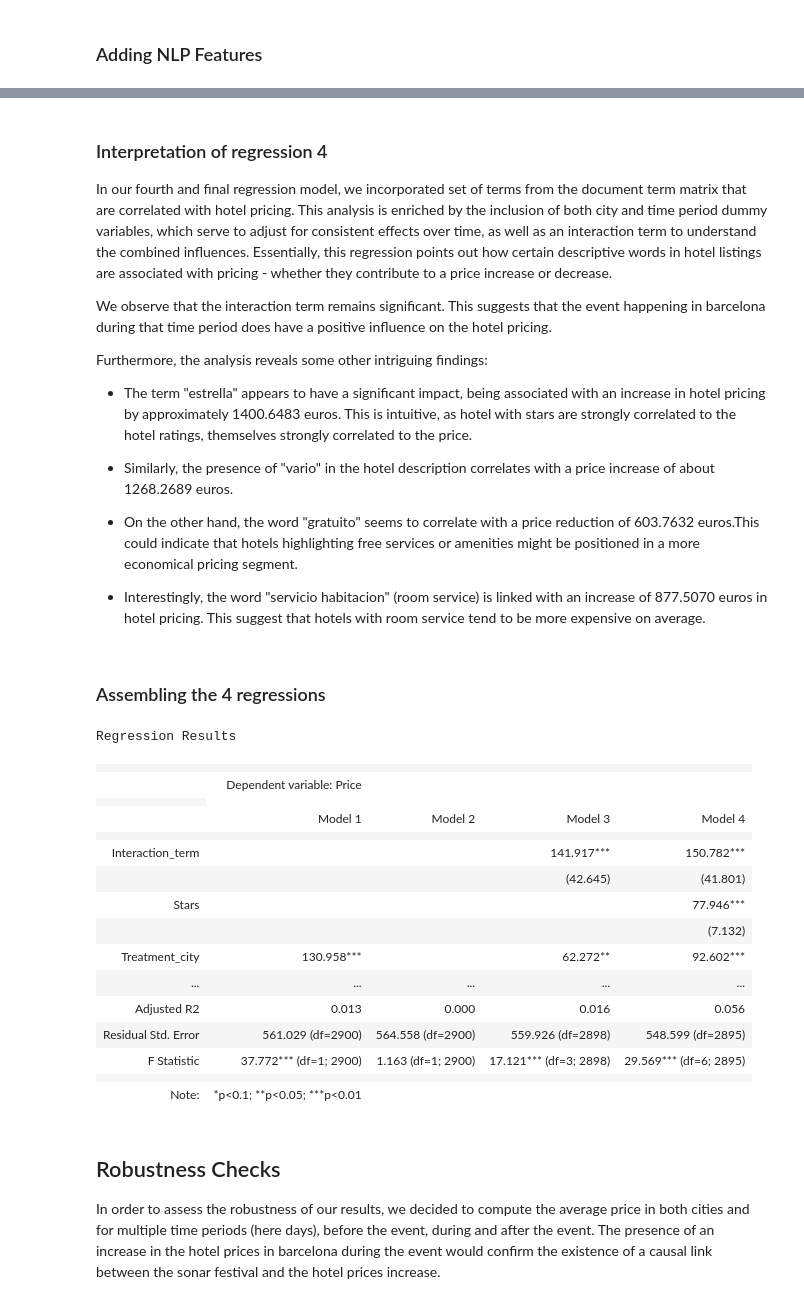
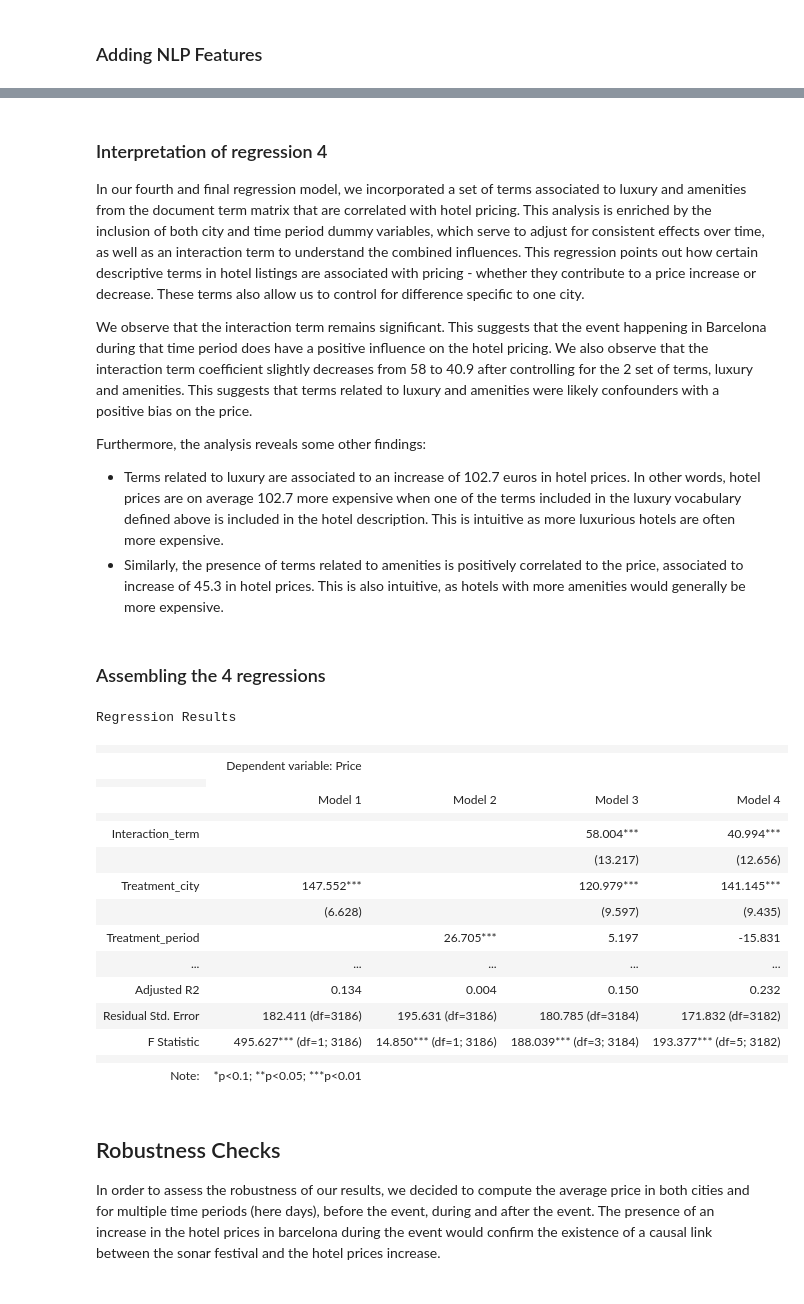
Before and after one commit to mtbrr26/Webscrapping_Booking.Com, a Jupyter notebook: regression_and_nlp_nb.ipynb, the cells around one changed output, grey strips where cells are left out. Saved outputs shown, nothing was run; the diff lists cells and outputs as text; code cells hidden in the pictures.

```diff
--- a/regression_and_nlp_nb.ipynb
+++ b/regression_and_nlp_nb.ipynb
@@ -89,6 +89,6 @@ color = (57/255, 129/255, 153/255)
 # %%
-barcelona_p1 = pd.DataFrame(pd.read_csv('Barcelona-stars-06-08.csv'))
-barcelona_p2 = pd.DataFrame(pd.read_csv('Barcelona-stars-13-15.csv'))
-control_p1 = pd.DataFrame(pd.read_csv('Valencia-stars-06-08.csv'))
-control_p2 = pd.DataFrame(pd.read_csv('Valencia-stars-13-15.csv'))
+barcelona_p1 = pd.DataFrame(pd.read_csv('./Barcelona_Data_06-08.csv'))
+barcelona_p2 = pd.DataFrame(pd.read_csv('./Barcelona_Data_13-15_06.csv'))
+control_p1 = pd.DataFrame(pd.read_csv('./Valencia_06-08.csv'))
+control_p2 = pd.DataFrame(pd.read_csv('./Valencia_13-15.csv'))
 # %% [markdown]
@@ -816,7 +837,7 @@ final_df['amenities'] = final_df.apply(lambda row: 1 if any(row[['conexión wifi
 # %%
 # Regression with both "treatment period" and "treatment city" dummies and their interaction
 final_df['Interaction_term'] = final_df['Treatment_period'] * final_df['Treatment_city']
-X4 = sm.add_constant(final_df[['Treatment_period', 'Treatment_city', 'Interaction_term', 'luxury','amenities','Stars']])
+X4 = sm.add_constant(final_df[['Treatment_period', 'Treatment_city', 'Interaction_term', 'luxury','amenities']])
 model4 = sm.OLS(final_df['Price'], X4)
 results4 = model4.fit()
 print(results4.summary())
@@ -841,19 +862,14 @@ Notes:
 # %% [markdown]
 ### Interpretation of regression 4
 
-In our fourth and final regression model, we incorporated set of terms from the document term matrix that are correlated with hotel pricing. This analysis is enriched by the inclusion of both city and time period dummy variables, which serve to adjust for consistent effects over time, as well as an interaction term to understand the combined influences. Essentially, this regression points out how certain descriptive words in hotel listings are associated with pricing - whether they contribute to a price increase or decrease.
+In our fourth and final regression model, we incorporated a set of terms associated to luxury and amenities from the document term matrix that are correlated with hotel pricing. This analysis is enriched by the inclusion of both city and time period dummy variables, which serve to adjust for consistent effects over time, as well as an interaction term to understand the combined influences. This regression points out how certain descriptive terms in hotel listings are associated with pricing - whether they contribute to a price increase or decrease. These terms also allow us to control for difference specific to one city.
 
-We observe that the interaction term remains significant. This suggests that the event happening in barcelona during that time period does have a positive influence on the hotel pricing.
+We observe that the interaction term remains significant. This suggests that the event happening in Barcelona during that time period does have a positive influence on the hotel pricing. We also observe that the interaction term coefficient slightly decreases from 58 to 40.9 after controlling for the 2 set of terms, luxury and amenities. This suggests that terms related to luxury and amenities were likely confounders with a positive bias on the price.
 
-Furthermore, the analysis reveals some other intriguing findings:
+Furthermore, the analysis reveals some other findings:
 
-+ The term "estrella" appears to have a significant impact, being associated with an increase in hotel pricing by approximately 1400.6483 euros. This is intuitive, as hotel with stars are strongly correlated to the hotel ratings, themselves strongly correlated to the price.
-
-+ Similarly, the presence of "vario" in the hotel description correlates with a price increase of about 1268.2689 euros.
-
-+ On the other hand, the word "gratuito" seems to correlate with a price reduction of 603.7632  euros.This could indicate that hotels highlighting free services or amenities might be positioned in a more economical pricing segment.
-
-+ Interestingly, the word "servicio habitacion" (room service) is linked with an increase of 877.5070 euros in hotel pricing. This suggest that hotels with room service tend to be more expensive on average.
++ Terms related to luxury are associated to an increase of 102.7 euros in hotel prices. In other words, hotel prices are on average 102.7 more expensive when one of the terms included in the luxury vocabulary defined above is included in the hotel description. This is intuitive as more luxurious hotels are often more expensive.
++ Similarly, the presence of terms related to amenities is positively correlated to the price, associated to increase of 45.3 in hotel prices. This is also intuitive, as hotels with more amenities would generally be more expensive.
 # %% [markdown]
 ### Assembling the 4 regressions
 # %%
@@ -879,7 +895,7 @@ results3 = model3.fit()
 # REGRESSION4
 # Creating the interaction term
 final_df['Interaction_term'] = final_df['Treatment_period'] * final_df['Treatment_city']
-X4 = sm.add_constant(final_df[['Treatment_period', 'Treatment_city', 'Interaction_term', 'luxury','amenities','Stars']])
+X4 = sm.add_constant(final_df[['Treatment_period', 'Treatment_city', 'Interaction_term', 'luxury','amenities']])
 model4 = sm.OLS(final_df['Price'], X4)
 results4 = model4.fit()
 
@@ -887,42 +903,42 @@ results4 = model4.fit()
 stargazer = Stargazer([results1, results2, results3, results4])
 
 # Optionally, customize the Stargazer object
 stargazer.title("Regression Results")
 stargazer.custom_columns(['Model 1', 'Model 2', 'Model 3', 'Model 4'], [1, 1, 1, 1])
 stargazer.show_model_numbers(False)
 # You can add more customization as needed
 
 # Render the LaTeX table
 #print(stargazer.render_latex())
 
 
 # Create a Stargazer object
 stargazer = Stargazer([results1, results2, results3, results4])
 
 # Customize the Stargazer object
 stargazer.title("Regression Results")
 stargazer.custom_columns(['Model 1', 'Model 2', 'Model 3', 'Model 4'], [1, 1, 1, 1])
 stargazer.show_model_numbers(False)
 
 # Convert to HTML and display
 html_table = stargazer.render_html()
 display(HTML(html_table))
 # %% [output]
 Regression Results
 |  |  |  |  |  |
 |  | Dependent variable: Price |  |  |  |
 |  |
 |  | Model 1 | Model 2 | Model 3 | Model 4 |
 |  |  |  |  |  |
-| Interaction_term |  |  | 141.917*** | 150.782*** |
-|  |  |  | (42.645) | (41.801) |
-| Stars |  |  |  | 77.946*** |
-|  |  |  |  | (7.132) |
-| Treatment_city | 130.958*** |  | 62.272** | 92.602*** |
+| Interaction_term |  |  | 58.004*** | 40.994*** |
+|  |  |  | (13.217) | (12.656) |
+| Treatment_city | 147.552*** |  | 120.979*** | 141.145*** |
+|  | (6.628) |  | (9.597) | (9.435) |
+| Treatment_period |  | 26.705*** | 5.197 | -15.831 |
 | ... | ... | ... | ... | ... |
-| Adjusted R2 | 0.013 | 0.000 | 0.016 | 0.056 |
-| Residual Std. Error | 561.029 (df=2900) | 564.558 (df=2900) | 559.926 (df=2898) | 548.599 (df=2895) |
-| F Statistic | 37.772*** (df=1; 2900) | 1.163 (df=1; 2900) | 17.121*** (df=3; 2898) | 29.569*** (df=6; 2895) |
+| Adjusted R2 | 0.134 | 0.004 | 0.150 | 0.232 |
+| Residual Std. Error | 182.411 (df=3186) | 195.631 (df=3186) | 180.785 (df=3184) | 171.832 (df=3182) |
+| F Statistic | 495.627*** (df=1; 3186) | 14.850*** (df=1; 3186) | 188.039*** (df=3; 3184) | 193.377*** (df=5; 3182) |
 |  |  |  |  |  |
 | Note: | *p<0.1; **p<0.05; ***p<0.01 |  |  |  |
 # %% [markdown]
```
Also changed, not shown: parts of 57 cells of this notebook, 4 other files.
